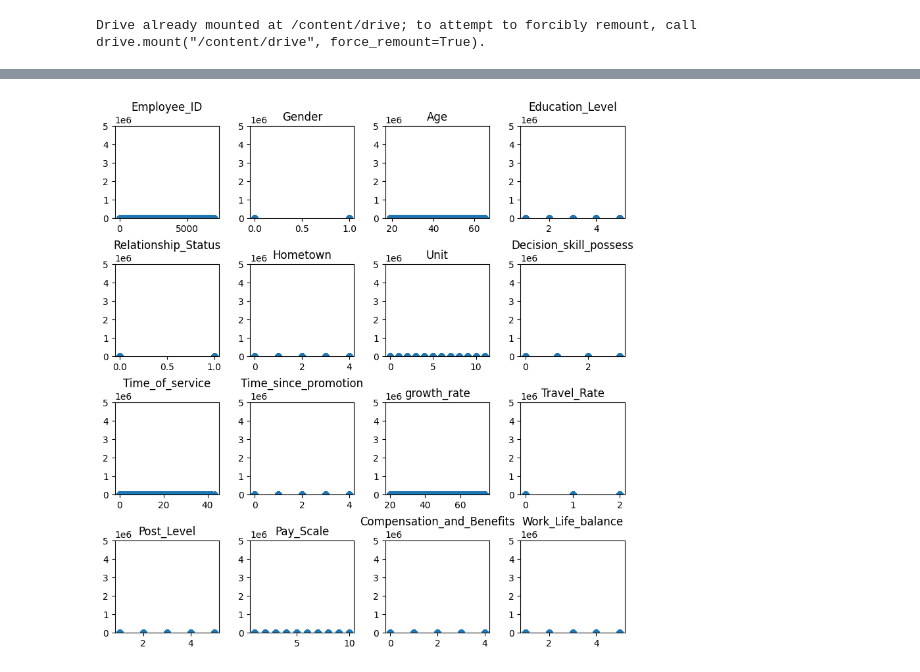
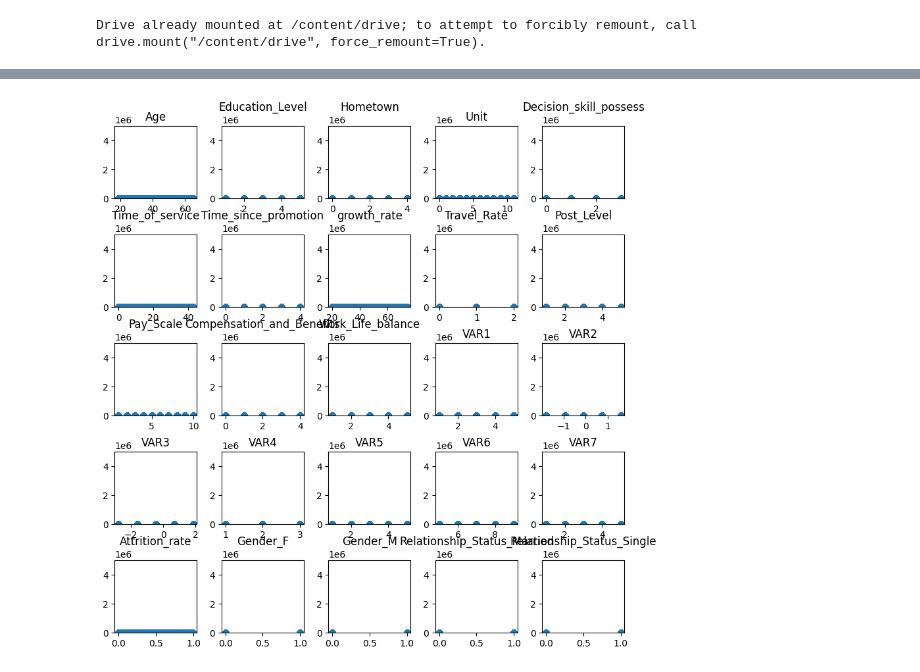
Before and after one commit to jcml002/ds16, a Jupyter notebook: 16_DS_C6_SC2_Reto.ipynb, the cells around one changed output, grey strips where cells are left out. Saved outputs shown, nothing was run; the diff lists cells and outputs as text; code cells hidden in the pictures.

```diff
--- a/16_DS_C6_SC2_Reto.ipynb
+++ b/16_DS_C6_SC2_Reto.ipynb
@@ -20,10 +20,0 @@ df= pd.read_csv ('/content/drive/MyDrive/Colab Notebooks/Data16/Train.csv')
-# %%
-#3.Transforma los datos según las características de las variables:
-#a) Puede usar diferentes métodos de transformación, como OrdinalEncoder, OneHotEncoder, StandardEncoder, NormalizerEncoder
-
-df2 = df.copy(deep=True)
-for col in df2.columns:
-    if df2[col].dtype == 'object':
-        df2[col] = OrdinalEncoder().fit_transform(df2[[col]])
-X_train = df2.to_numpy()
-X_train
@@ -66,0 +21,13 @@ dtype: object
+# %%
+#Reemplazar datos faltantes
+df2 = df.copy(deep=True)
+df2['Age'] = df2['Age'].fillna(df2['Age'].mode()[0])
+df2['Time_of_service'] = df2['Time_of_service'].fillna(df2['Time_of_service'].mode()[0])
+df2['Pay_Scale'] = df2['Pay_Scale'].fillna(df2['Pay_Scale'].mode()[0])
+
+df2['Work_Life_balance'] = df2['Work_Life_balance'].fillna(df2['Work_Life_balance'].mode()[0])
+df2['VAR2'] = df2['VAR2'].fillna(df2['VAR2'].mode()[0])
+df2['VAR4'] = df2['VAR4'].fillna(df2['VAR4'].mode()[0])
+
+#Eliminamos los que no haya localizado
+df2.dropna()
@@ -67,16 +106,16 @@ dtype: object
 # %%
 v = 0
-fig, axs = plt.subplots(4, 4, figsize=(10, 10))
-for i in range(4):
-  for j in range(4):
+fig, axs = plt.subplots(5, 5, figsize=(10, 10))
+for i in range(5):
+  for j in range(5):
     axs[i,j].scatter(X_train[:,v], X_train[:,1])
-    axs[i,j].set_title(df2.columns[v])
+    axs[i,j].set_title(df_processed.columns[v])
     axs[i,j].set_ylim([0,0.5e7])
     v+=1
 plt.subplots_adjust(hspace=0.5, wspace=0.3)
 plt.show()
 # %% [output]
-[figure, old version]
+[figure, new version]
 # %%
 #4.Selecciona el número de grupos adecuados para agrupar usando K-means
 #a) Ejecuta el algoritmo K-means con distintos números de grupos y almacena los resultados.
```
Also changed, not shown: parts of 6 cells of this notebook.
